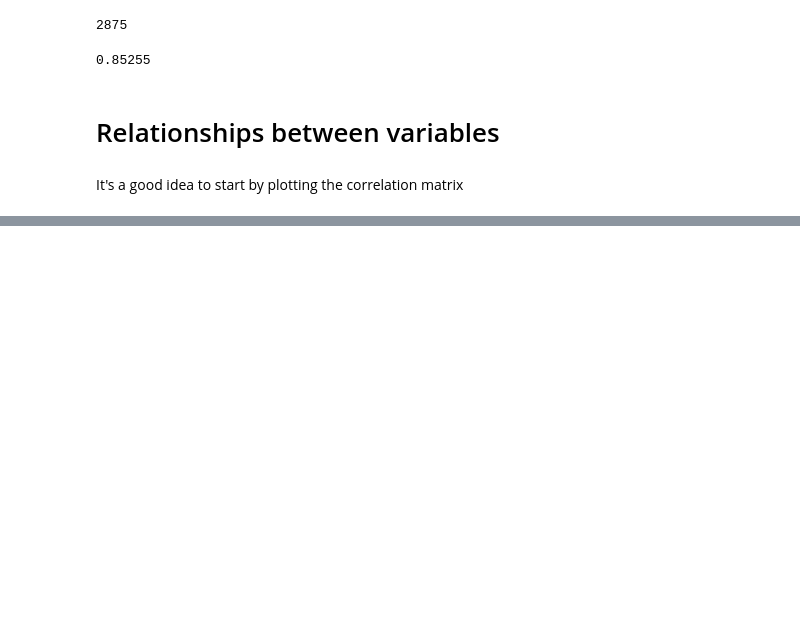
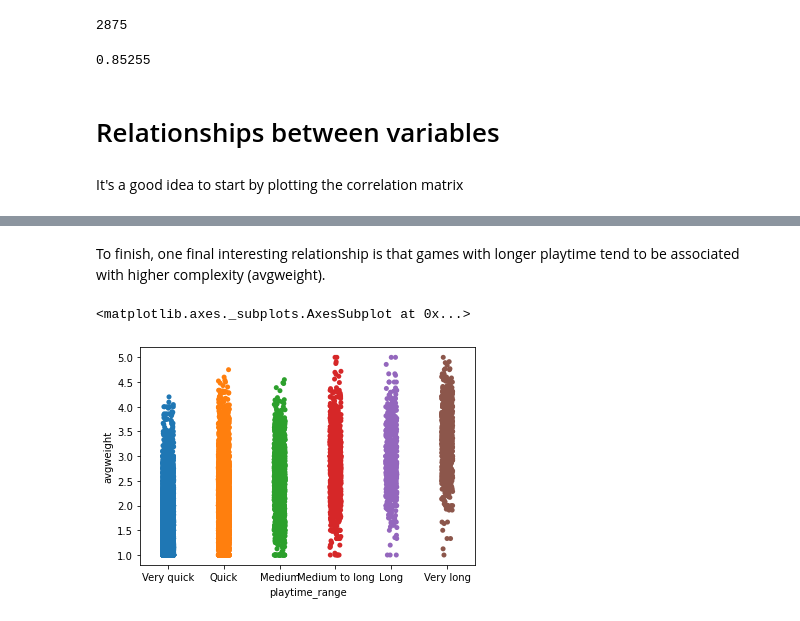
Before and after one commit to atiagosoares/board_games_analisys, a Jupyter notebook: eda.ipynb, the cells around one changed output, grey strips where cells are left out. Cells and saved outputs as stored; diff of their text form; code cells hidden in the pictures; blank space fills up the shorter version.

```diff
--- a/eda.ipynb
+++ b/eda.ipynb
@@ -605,0 +634,7 @@ clean_df.corr()
+# %% [markdown]
+To finish, one final interesting relationship is that games with longer playtime tend to be associated with higher complexity (avgweight).
+# %%
+sns.stripplot(x=clean_df['playtime_range'], y = clean_df['avgweight'])
+# %% [output]
+<matplotlib.axes._subplots.AxesSubplot at 0x...>
+[figure, added]
```
Also changed, not shown: parts of 18 cells of this notebook.
